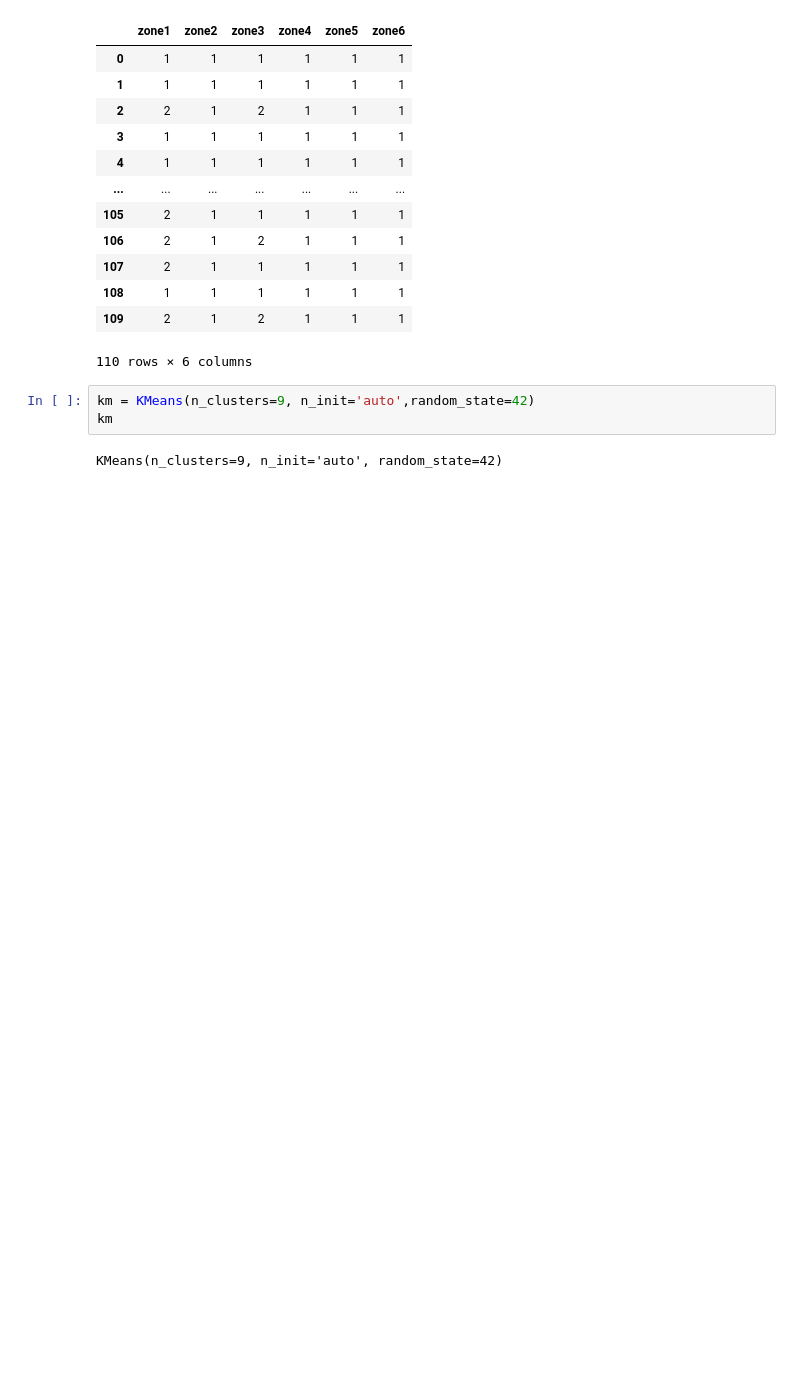
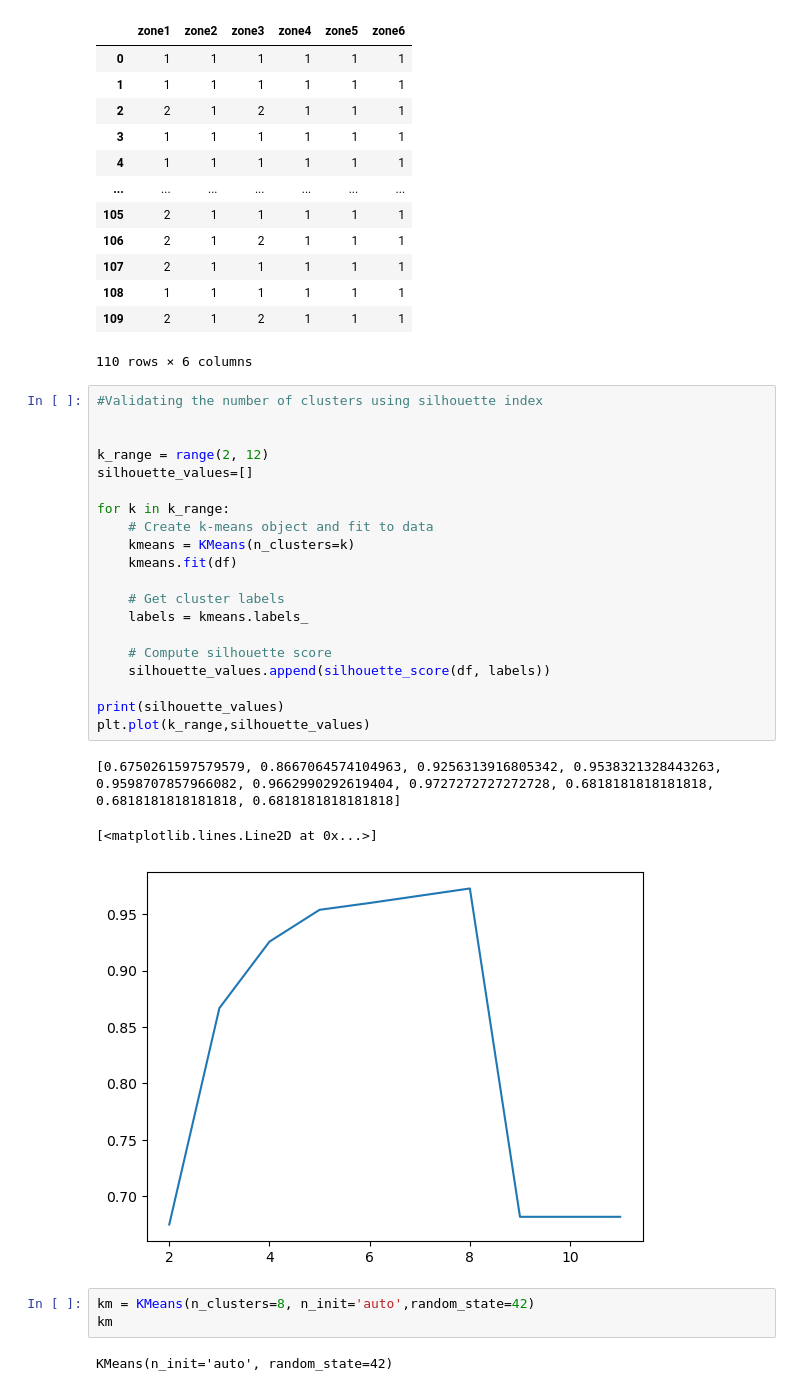
Before and after one commit to KishanRathod17/Climate-Data-Modelling, a Jupyter notebook: Codes/K Means.ipynb, the cells around one changed output. Drawn from its saved outputs; the diff is of its cells as text; blank space fills up the shorter version.

```diff
--- a/Codes/K Means.ipynb
+++ b/Codes/K Means.ipynb
@@ -49,11 +27,35 @@ df
 | 108 | 1 | 1 | 1 | 1 | 1 | 1 |
 | 109 | 2 | 1 | 2 | 1 | 1 | 1 |
 110 rows × 6 columns
+# %%
+#Validating the number of clusters using silhouette index
+
+
+k_range = range(2, 12)
+silhouette_values=[]
+
+for k in k_range:
+    # Create k-means object and fit to data
+    kmeans = KMeans(n_clusters=k)
+    kmeans.fit(df)
+
+    # Get cluster labels
+    labels = kmeans.labels_
+
+    # Compute silhouette score
+    silhouette_values.append(silhouette_score(df, labels))
+
+print(silhouette_values)
+plt.plot(k_range,silhouette_values)
+# %% [output]
+[0.6750261597579579, 0.8667064574104963, 0.9256313916805342, 0.9538321328443263, 0.9598707857966082, 0.9662990292619404, 0.9727272727272728, 0.6818181818181818, 0.6818181818181818, 0.6818181818181818]
+[<matplotlib.lines.Line2D at 0x...>]
+[figure, added]
 # %%
-km = KMeans(n_clusters=9, n_init='auto',random_state=42)
+km = KMeans(n_clusters=8, n_init='auto',random_state=42)
 km
 # %% [output]
-KMeans(n_clusters=9, n_init='auto', random_state=42)
+KMeans(n_init='auto', random_state=42)
 # %%
 km.fit(df)
 # %% [output]
```
Also changed, not shown: parts of 18 cells of this notebook.
